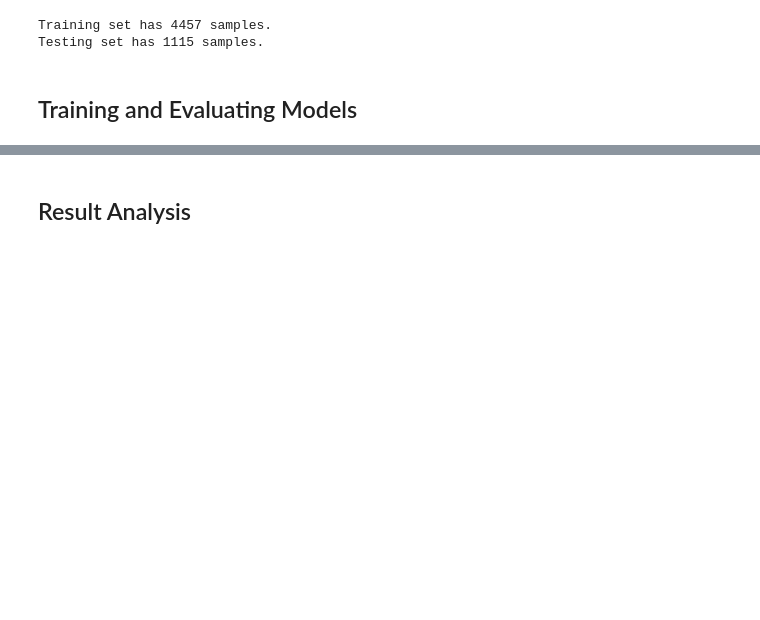
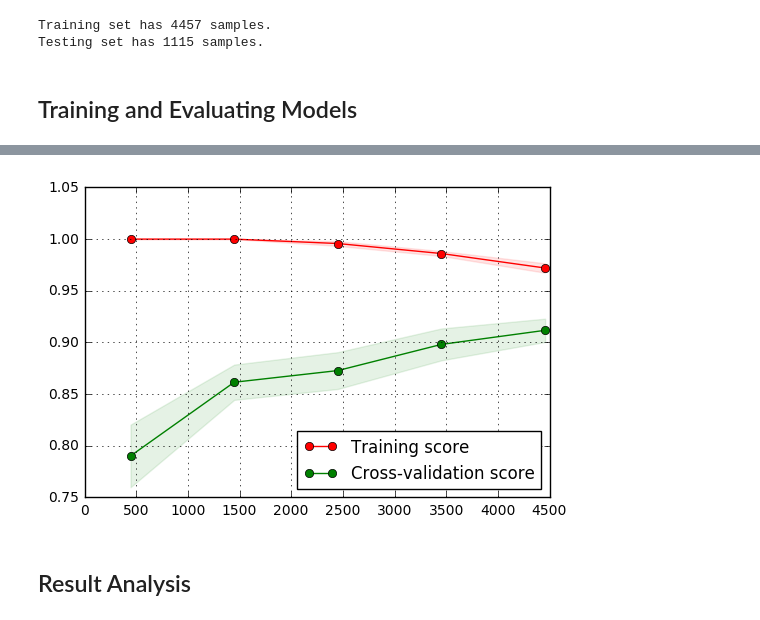
Before and after one commit to jashanbhullar/message-spam-detection, a Jupyter notebook: capstone_project.ipynb, the cells around one changed output, grey strips where cells are left out. Cells and saved outputs as stored; diff of their text form; code cells hidden in the pictures; blank space fills up the shorter version.

```diff
--- a/capstone_project.ipynb
+++ b/capstone_project.ipynb
@@ -191,3 +193,27 @@ plt.show()
+# %%
+# defining the variable for learning curve
+size, score, cv = np.linspace(.1, 1.0, 5), 'f1', KFold(X.shape[0], n_folds= 5, random_state= 42)
+
+# calling the learning_curve function from defined variables
+size, train, test = learning_curve(C, X, y, cv= cv, scoring=score, n_jobs=1, train_sizes=size)
+
+# Mean and standard deviation of train and test score
+train_mean,test_mean  =  np.mean( train, axis=1), np.mean( test, axis=1)
+train_std,  test_std  =  np.std(train, axis=1) , np.std(test, axis=1)
+
+# Ploating the Grid
+plt.grid()
+
+# Ploating the curve
+plt.fill_between(size, train_mean - train_std, train_mean + train_std, alpha=0.1,color="r")
+plt.fill_between(size,  test_mean - test_std,   test_mean + test_std,  alpha=0.1,color="g")
+
+# Ploating the axis name and legend
+plt.plot(size, train_mean, 'o-', color="r",label="Training score")
+plt.plot(size, test_mean, 'o-', color="g", label="Cross-validation score")
+plt.legend(loc="best");
+# %% [output]
+[figure, added]
 # %% [markdown]
 ## Result Analysis
 # %%
```
Also changed, not shown: parts of 5 cells of this notebook.
